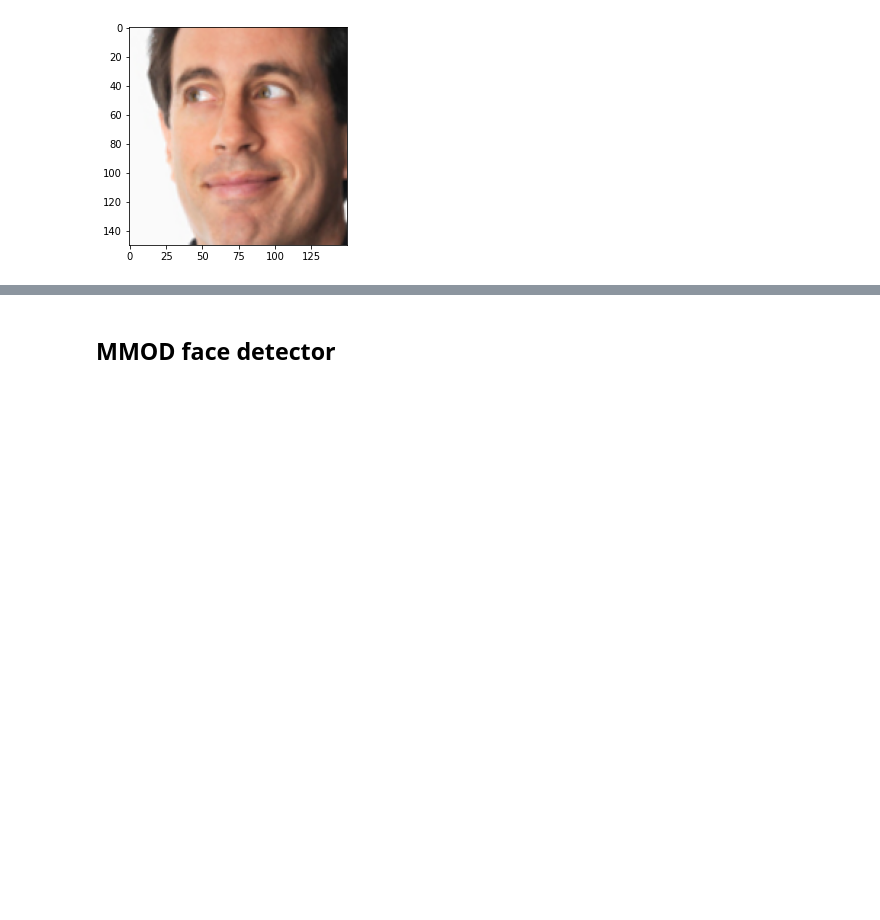
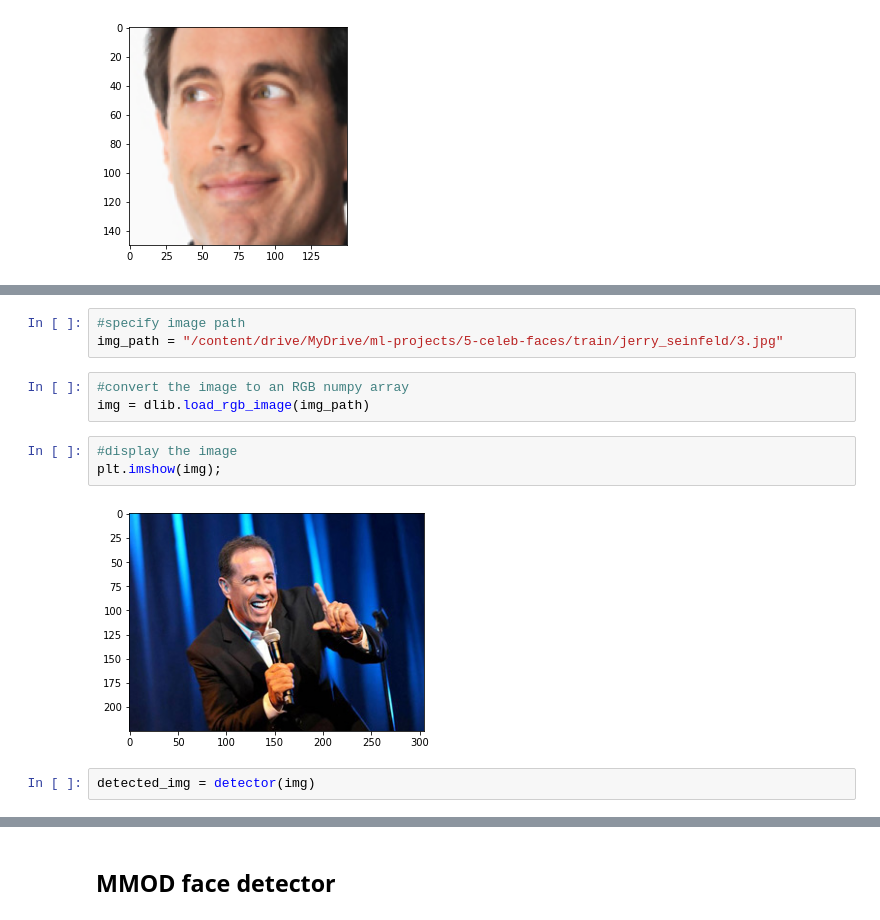
Before and after one commit to Coyote-Schmoyote/face-detection-dlib, a Jupyter notebook: face_detection_project.ipynb, the cells around one changed output, grey strips where cells are left out. Cells and saved outputs as stored; diff of their text form; blank space fills up the shorter version.

```diff
--- a/face_detection_project.ipynb
+++ b/face_detection_project.ipynb
@@ -148,0 +173,13 @@ plt.imshow(img2_aligned);
+# %%
+#specify image path
+img_path = "/content/drive/MyDrive/ml-projects/5-celeb-faces/train/jerry_seinfeld/3.jpg"
+# %%
+#convert the image to an RGB numpy array
+img = dlib.load_rgb_image(img_path)
+# %%
+#display the image
+plt.imshow(img);
+# %% [output]
+[figure, added]
+# %%
+detected_img = detector(img)
```
Also changed, not shown: parts of 22 cells of this notebook.
